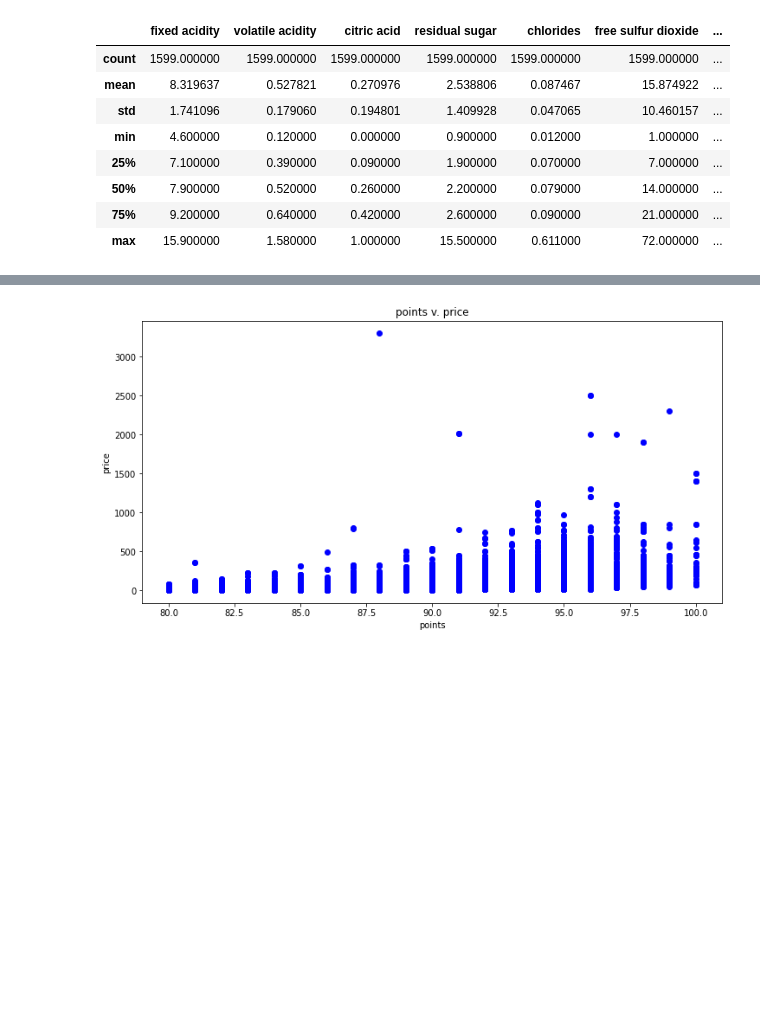
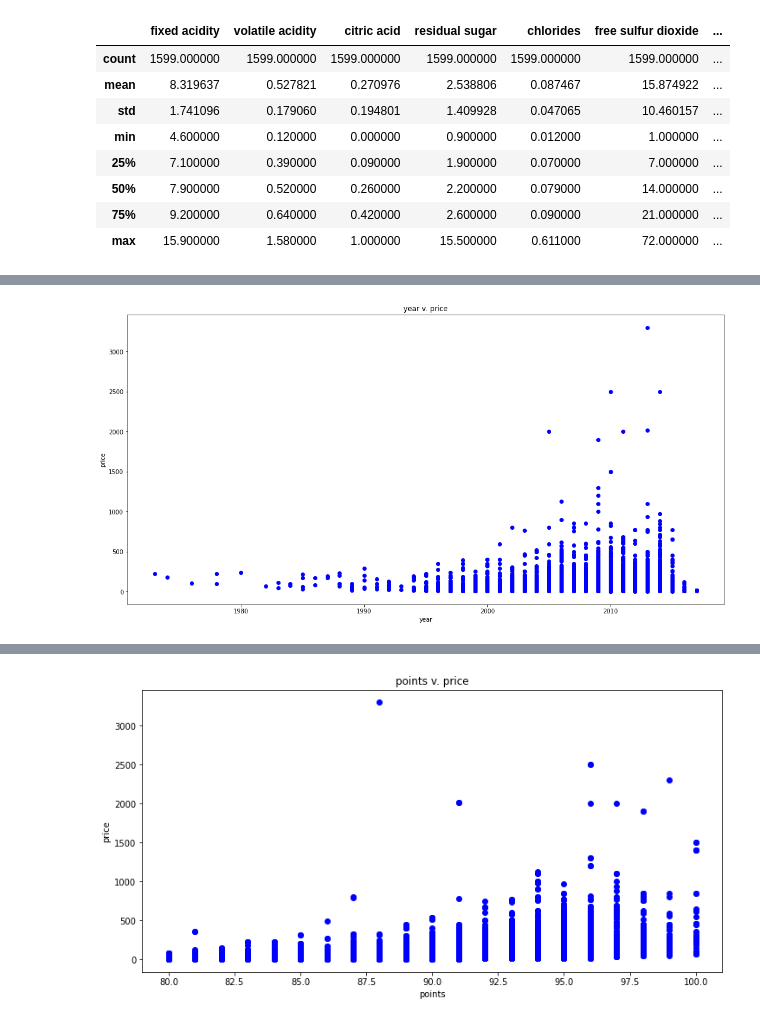
Before and after one commit to freescania/DVN_AT3, a Jupyter notebook: notebooks/AN_EDA_review.ipynb, the cells around one changed output, grey strips where cells are left out. Saved outputs shown, nothing was run; the diff lists cells and outputs as text; code cells hidden in the pictures; blank space fills up the shorter version.

```diff
--- a/notebooks/AN_EDA.ipynb
+++ b/notebooks/AN_EDA_review.ipynb
@@ -27,0 +31,18 @@ top_wine_df = df_rev[df_rev['points'] >= 95]
+# %%
+# only df2 has title feature to get the year
+df2_focus = df2.loc[df2['variety'].isin(top_varieties)]
+# add variabel year
+year = ['1970',	'1971',	'1972',	'1973',	'1974',	'1975',	'1976',	'1977',	'1978',	'1979',	'1980',
+'1981',	'1982',	'1983',	'1984',	'1985',	'1986',	'1987',	'1988',	'1989',	'1990',	'1991',	'1992',
+'1993',	'1994',	'1995',	'1996',	'1997',	'1998',	'1999',	'2000',	'2001',	'2002',	'2003',	'2004',
+'2005',	'2006',	'2007',	'2008',	'2009',	'2010',	'2011',	'2012',	'2013',	'2014',	'2015',	'2016',
+'2017',	'2018',	'2019',	'2020']
+df2_focus['year'] = np.nan
+
+for i in range(0,len(df2_focus)):
+    for j in year:
+        if j in df2_focus.iloc[i,11]:
+            df2_focus.iloc[i,14] = j
+# %%
+df2_focus['year'] = df2_focus['year'].astype('float')
+df2_focus.info()
@@ -154,3 +213,16 @@ None
 | 150927 | 150927 | Italy | This classic example comes from a... | Terre di Dora | 91 | 20.0 | Southern Italy | Fiano di Avellino | NaN | ... |
 | 150928 | 150928 | France | A perfect salmon shade, with scen... | Grand Brut Rosé | 90 | 52.0 | Champagne | Champagne | NaN | ... |
 | 150929 | 150929 | Italy | More Pinot Grigios should taste l... | NaN | 90 | 15.0 | Northeastern Italy | Alto Adige | NaN | ... |
+# %%
+### Year v. price
+
+# Make Scatter plot
+fig, ax=plt.subplots(figsize = (18,9))
+ax.scatter(df2_focus["year"], df2_focus["price"], color='b')
+ax.set_xlabel('year')
+ax.set_ylabel('price')
+plt.title('year v. price')
+#ax.set_xticklabels(ax.get_xticklabels(),rotation=90)
+plt.show()
+# %% [output]
+[figure, added]
```
Also changed, not shown: parts of 7 cells of this notebook, 1 other file.
